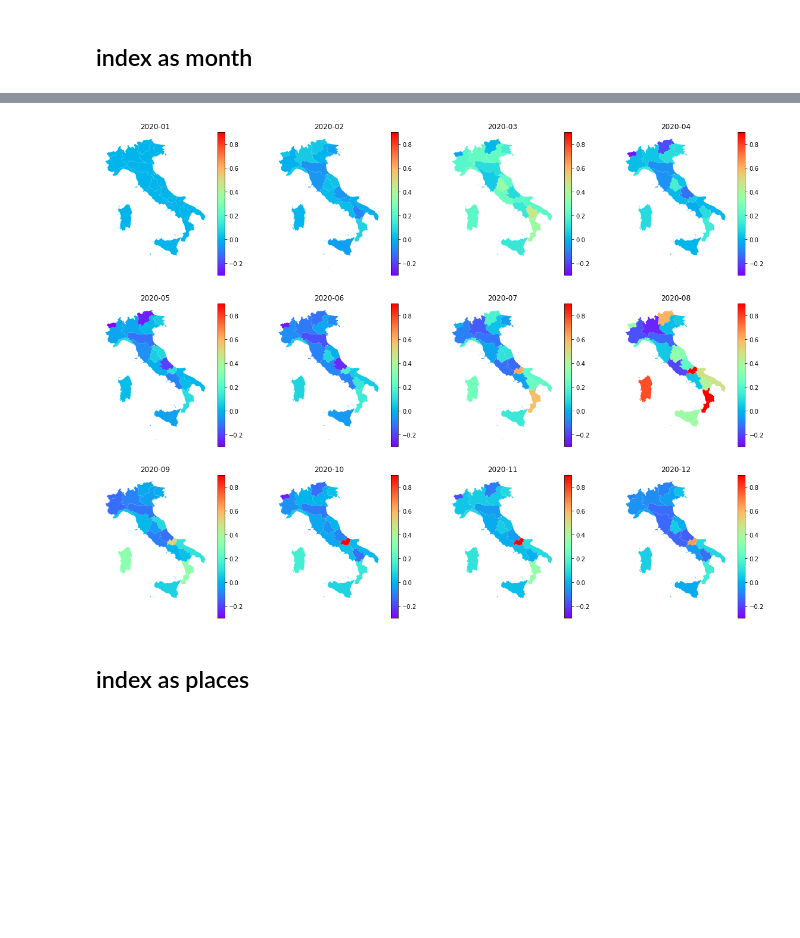
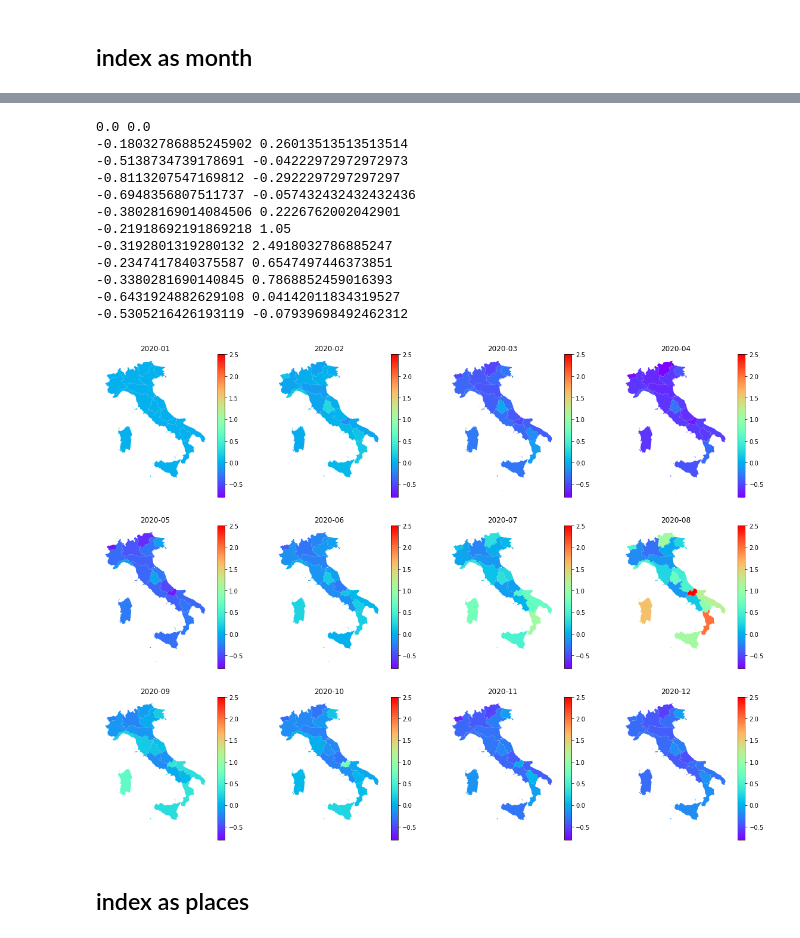
Before and after one commit to gladcolor/GIBD_RESTAPI, a Jupyter notebook: RestAPI.ipynb, the cells around one changed output, grey strips where cells are left out. Saved outputs shown, nothing was run; the diff lists cells and outputs as text; code cells hidden in the pictures; blank space fills up the shorter version.

```diff
--- a/RestAPI.ipynb
+++ b/RestAPI.ipynb
@@ -227,12 +226,16 @@ gdf_county.plot(figsize=(20, 10))
 # %%
-params = {"operation": "od_daily_movement",
-           "odt_cube": "twitter_world_first_admin",
-           "begin": "01/01/2020",
-           "end": "12/31/2020"}
+params = {"operation": "get_daily_movement_for_all_places",
+          "scale": "world_first_level_admin",
+       "source": "twitter",
+#         "place": str(target_place),
+          "begin": "01/01/2020",
+          "end": "12/31/2020"
+      }
 
 q = r'http://gis.cas.sc.edu/GeoAnalytics/REST'
 r = requests.get(q, params=params)
 df = pd.read_csv(StringIO(r.text))
+
 df = df[df['place'].str[:3] == target_place]
 df['date'] = pd.to_datetime(df['date'])
 df = df.set_index('date')
@@ -333,37 +336,49 @@ for idx, date in enumerate(dates):
     axes[divmod(idx, col_cnt)].axis('off')
 
 #     print(jan_data)
 #     print(day_df)
     day_df['adjusted'] = (day_df['intra_movement'].to_list() - jan_data['intra_movement']) / jan_data['intra_movement']
     vmin= day_df['adjusted'].min()
     vmax= day_df['adjusted'].max()
 #     print(re)
     re = gdf_county.set_index('GID_1').join(day_df, how='left')
     re.plot(column=re['adjusted'],
             cmap='rainbow',
             ax=axes[divmod(idx, col_cnt)],
             legend=True,
-            vmin=-0.3,
-            vmax=0.9,
+            vmin=-0.8,
+            vmax=2.5,
 
            )
     axes[divmod(idx, col_cnt)].set_title(date.strftime("%Y-%m"))
 
 #     cbar = axes[divmod(idx, col_cnt)].collections[0].colorbar()
 #     print(type(cbar))
 #     cbar.ax.yaxis.set_major_formatter(PercentFormatter(1, 0))
 
 
-#     print(vmin, vmax)
+    print(vmin, vmax)
 #     re.plot(ax=axes[divmod(idx, col_cnt)])
 #     print(day_df)
 #     re.plot(column=re['intra_movement'], cmap='PuBu',  ax=axes[divmod(idx, col_cnt)], legend=True, norm=mpl.colors.SymLogNorm(linthresh=0.3, linscale=0.3,
 #                                               vmin=vmin, vmax=vmax))
 
 # fig.colorbar(re['intra_movement'], ax=axes.ravel().tolist())
 plt.show()
 # %% [output]
+0.0 0.0
+-0.18032786885245902 0.26013513513513514
+-0.5138734739178691 -0.04222972972972973
+-0.8113207547169812 -0.2922297297297297
+-0.6948356807511737 -0.057432432432432436
+-0.38028169014084506 0.2226762002042901
+-0.21918692191869218 1.05
+-0.3192801319280132 2.4918032786885247
+-0.2347417840375587 0.6547497446373851
+-0.3380281690140845 0.7868852459016393
+-0.6431924882629108 0.04142011834319527
+-0.5305216426193119 -0.07939698492462312
-[figure, old version]
+[figure, new version]
 # %% [markdown]
 ## index as places
 # %%
```
Also changed, not shown: parts of 10 cells of this notebook.
